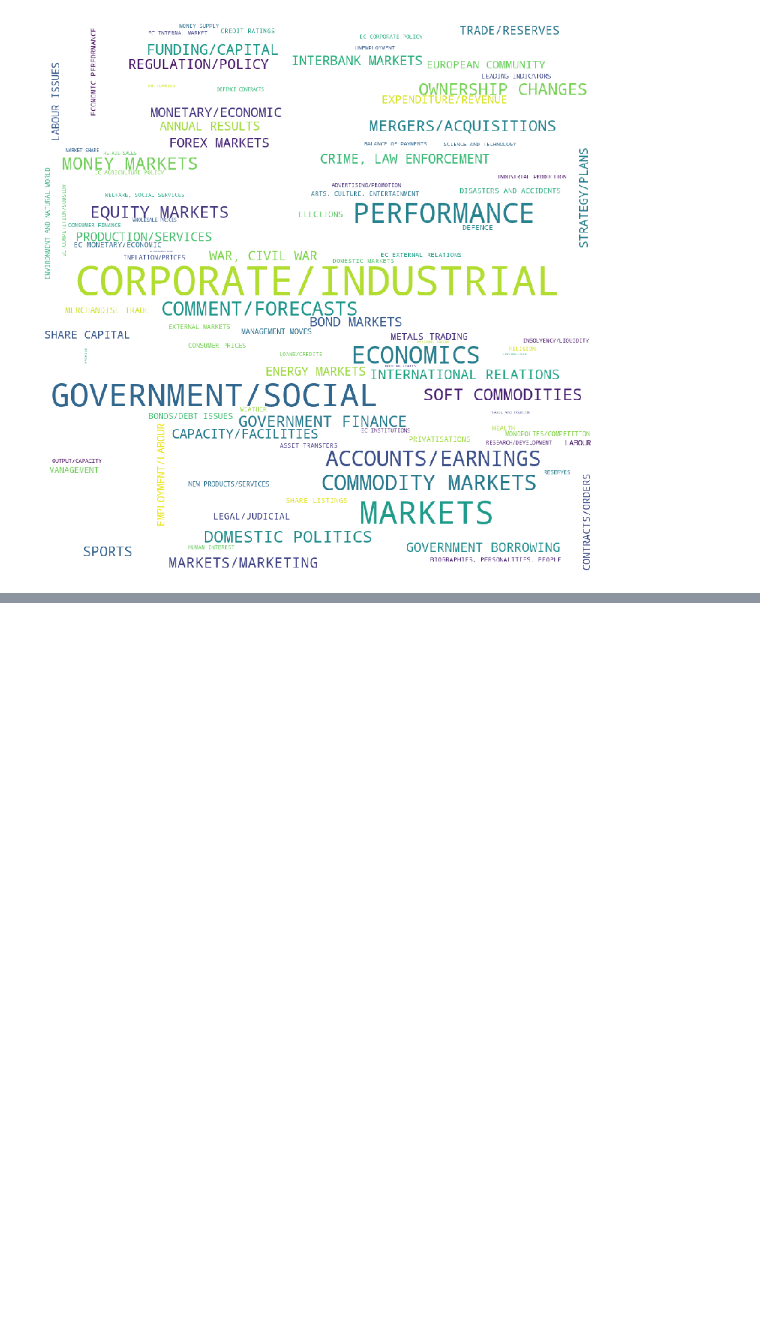
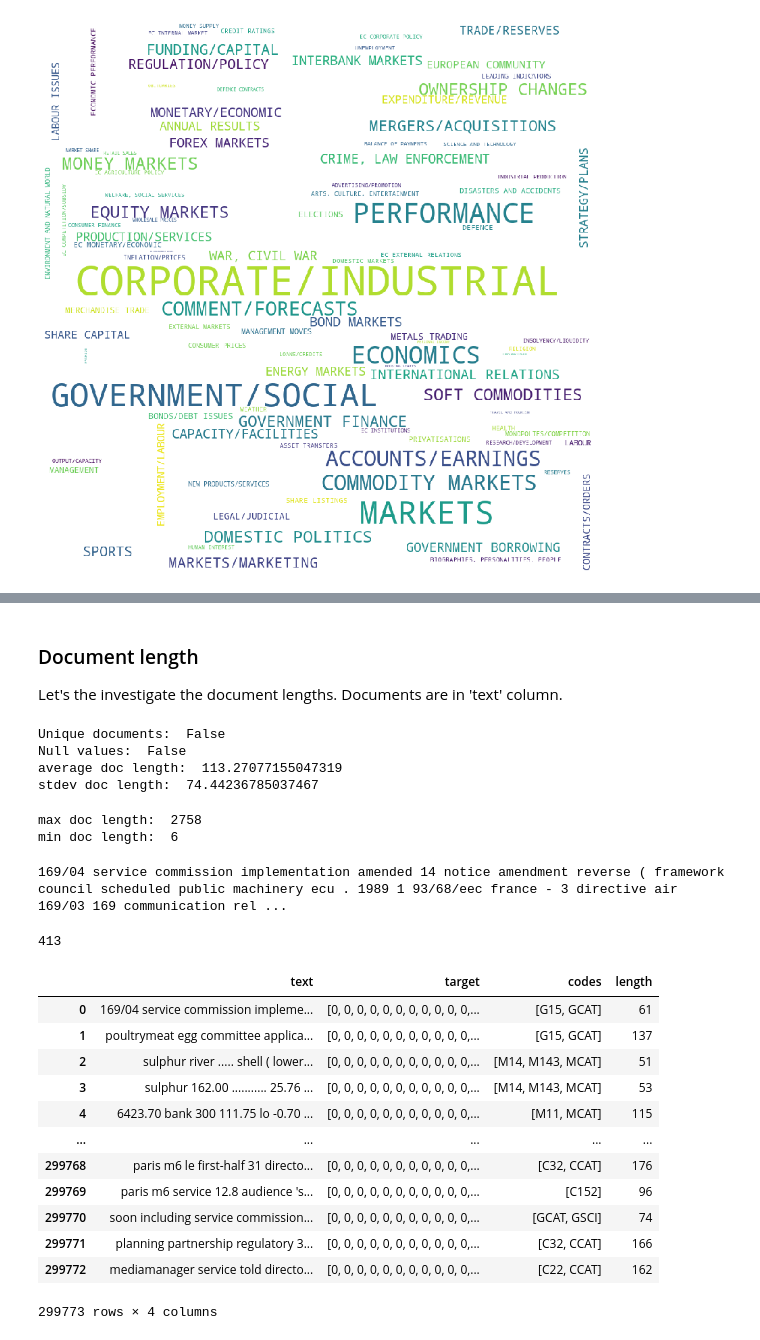
Before and after one commit to apndx/ReutersDocLabeler, a Jupyter notebook: notebooks/explorative-data-analysis.ipynb, the cells around one changed output, grey strips where cells are left out. Saved outputs shown, nothing was run; the diff lists cells and outputs as text; code cells hidden in the pictures; blank space fills up the shorter version.

```diff
--- a/notebooks/explorative-data-analysis.ipynb
+++ b/notebooks/explorative-data-analysis.ipynb
@@ -288,0 +298,26 @@ plt.show()
+# %% [markdown]
+### Document length
+
+Let's the investigate the document lengths. Documents are in 'text' column.
+# %%
+print('Unique documents: ', large_data.text.nunique() == large_data.shape[0])
+print('Null values: ', large_data.isnull().values.any())
+print('average doc length: ', large_data.text.str.split().str.len().mean())
+print('stdev doc length: ', large_data.text.str.split().str.len().std())
+# %% [output]
+Unique documents:  False
+Null values:  False
+average doc length:  113.27077155047319
+stdev doc length:  74.44236785037467
+# %%
+print('max doc length: ', large_data.text.str.split().str.len().max())
+print('min doc length: ', large_data.text.str.split().str.len().min())
+# %% [output]
+max doc length:  2758
+min doc length:  6
+# %%
+print(large_data['text'][0])
+len(large_data['text'][0])
+# %% [output]
+169/04 service commission implementation amended 14 notice amendment reverse ( framework council scheduled public machinery ecu . 1989 1 93/68/eec france - 3 directive air 169/03 169 communication rel ...
+413
@@ -288,0 +326,16 @@ plt.show()
+# %%
+large_data
+# %% [output]
+|  | text | target | codes | length |
+| 0 | 169/04 service commission impleme... | [0, 0, 0, 0, 0, 0, 0, 0, 0, 0, 0,... | [G15, GCAT] | 61 |
+| 1 | poultrymeat egg committee applica... | [0, 0, 0, 0, 0, 0, 0, 0, 0, 0, 0,... | [G15, GCAT] | 137 |
+| 2 | sulphur river ..... shell ( lower... | [0, 0, 0, 0, 0, 0, 0, 0, 0, 0, 0,... | [M14, M143, MCAT] | 51 |
+| 3 | sulphur 162.00 ........... 25.76 ... | [0, 0, 0, 0, 0, 0, 0, 0, 0, 0, 0,... | [M14, M143, MCAT] | 53 |
+| 4 | 6423.70 bank 300 111.75 lo -0.70 ... | [0, 0, 0, 0, 0, 0, 0, 0, 0, 0, 0,... | [M11, MCAT] | 115 |
+| ... | ... | ... | ... | ... |
+| 299768 | paris m6 le first-half 31 directo... | [0, 0, 0, 0, 0, 0, 0, 0, 0, 0, 0,... | [C32, CCAT] | 176 |
+| 299769 | paris m6 service 12.8 audience 's... | [0, 0, 0, 0, 0, 0, 0, 0, 0, 0, 0,... | [C152] | 96 |
+| 299770 | soon including service commission... | [0, 0, 0, 0, 0, 0, 0, 0, 0, 0, 0,... | [GCAT, GSCI] | 74 |
+| 299771 | planning partnership regulatory 3... | [0, 0, 0, 0, 0, 0, 0, 0, 0, 0, 0,... | [C32, CCAT] | 166 |
+| 299772 | mediamanager service told directo... | [0, 0, 0, 0, 0, 0, 0, 0, 0, 0, 0,... | [C22, CCAT] | 162 |
+299773 rows × 4 columns
```
Also changed, not shown: parts of 6 cells of this notebook, 1 other file.
